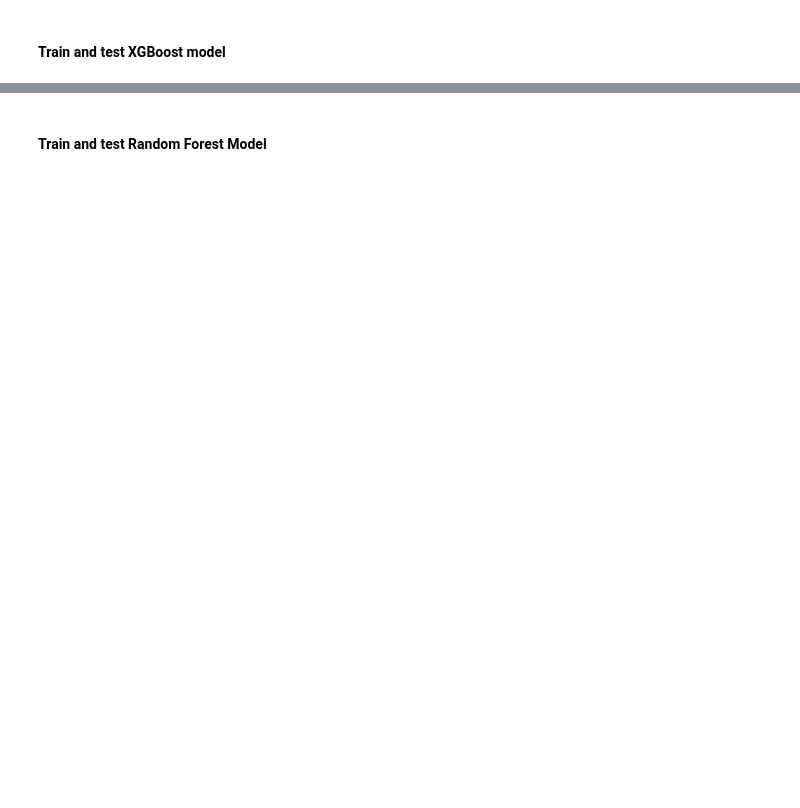
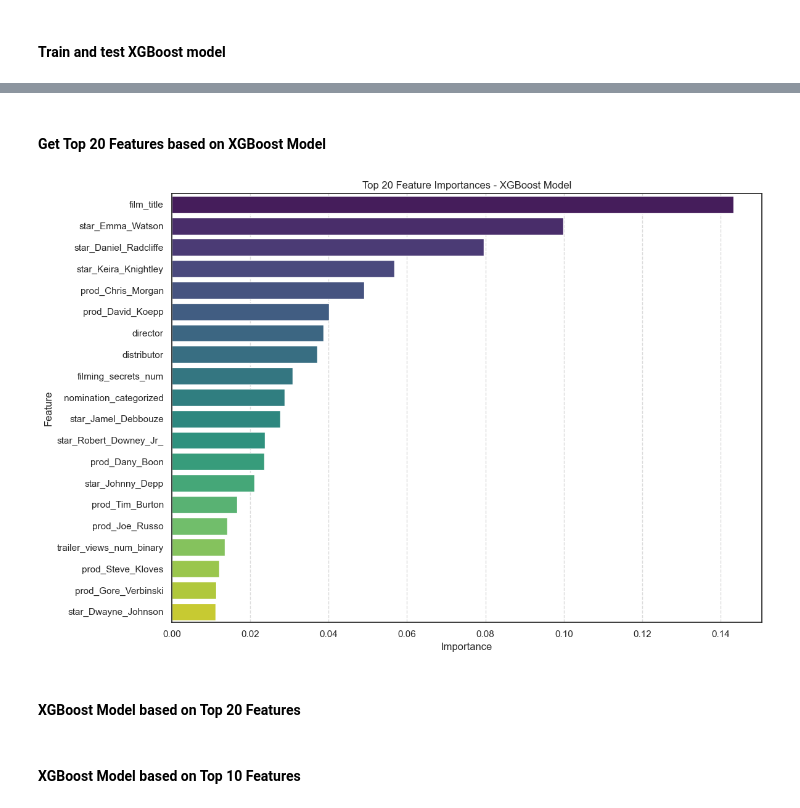
Before and after one commit to MichAdebayo/new-is-always-better, a Jupyter notebook: machine_learning/allocine_data_model.ipynb, the cells around one changed output, grey strips where cells are left out. Saved outputs shown, nothing was run; the diff lists cells and outputs as text; code cells hidden in the pictures; blank space fills up the shorter version.

Commit message:
model testing in progress

```diff
--- a/machine_learning/allocine_data_model.ipynb
+++ b/machine_learning/allocine_data_model.ipynb
@@ -588 +531,21 @@ df_model_final = pd.concat([
+# %%
+df_model_final_main = df_model_final.copy()
+
+categorical_cols = [
+    'release_date_france_year', 'release_date_france_month', 'release_date_france_day',
+    'release_season', 'release_season_binary', 'distributor',
+    'broadcast_category', 'broadcast_category_binary',
+    'release_date_binary', 'duration_binary',
+    'year_of_production_binary', 'director_binary',
+    'producers_count_binary', 'top_stars_count_binary',
+    'nationality_list_binary', 'press_rating_binary',
+    'viewer_rating_binary', 'trailer_views_num_binary',
+    'synopsis_binary', 'distributor_binary',
+    'duration_classified', 'synopsis_sentiment', 'year_of_production',
+    'synopsis_length_categorized', 'synopisis_sentiment_categorized',
+    'award_categorized', 'nomination_categorized', 'director',
+]
+
+# Convert all object-type columns in the list to category dtype
+df_model_final_main[categorical_cols] = df_model_final_main[categorical_cols].apply(lambda x: x.astype(str).astype('category'))
 # %% [markdown]
@@ -674,3 +553,6 @@ Training terminated CSV successfully!
+# %%
+df_model_final_xgb = df_model_final_main.copy()
+df_model_final_cat = df_model_final_main.copy()
 # %% [markdown]
 #### Train and test XGBoost model
 # %%
@@ -739,2 +614,25 @@ Training terminated CSV successfully!
-# %% [markdown]
-#### Train and test Random Forest Model
+# %% [markdown]
+#### Get Top 20 Features based on XGBoost Model
+# %%
+# Get Top 20 feature importances from the XGBoost model
+feature_importances = pd.DataFrame({
+    'Feature': X_train.columns,
+    'Importance': xgb_model_all.feature_importances_
+})
+
+# Sort and select top 20
+top_20 = feature_importances.sort_values(by='Importance', ascending=False).head(20)
+
+# Plotting
+plt.figure(figsize=(12, 8))
+sns.barplot(x='Importance', y='Feature', data=top_20, palette='viridis', hue='Feature')
+plt.title('Top 20 Feature Importances - XGBoost Model')
+plt.xlabel('Importance')
+plt.ylabel('Feature')
+plt.tight_layout()
+plt.grid(axis='x', linestyle='--', alpha=0.7)
+plt.show()
+# %% [output]
+[figure, added]
+# %% [markdown]
+#### XGBoost Model based on Top 20 Features
@@ -740,0 +692,2 @@ Training terminated CSV successfully!
+# %% [markdown]
+#### XGBoost Model based on Top 10 Features
```
Also changed, not shown: parts of 54 cells of this notebook, 2 other files.
